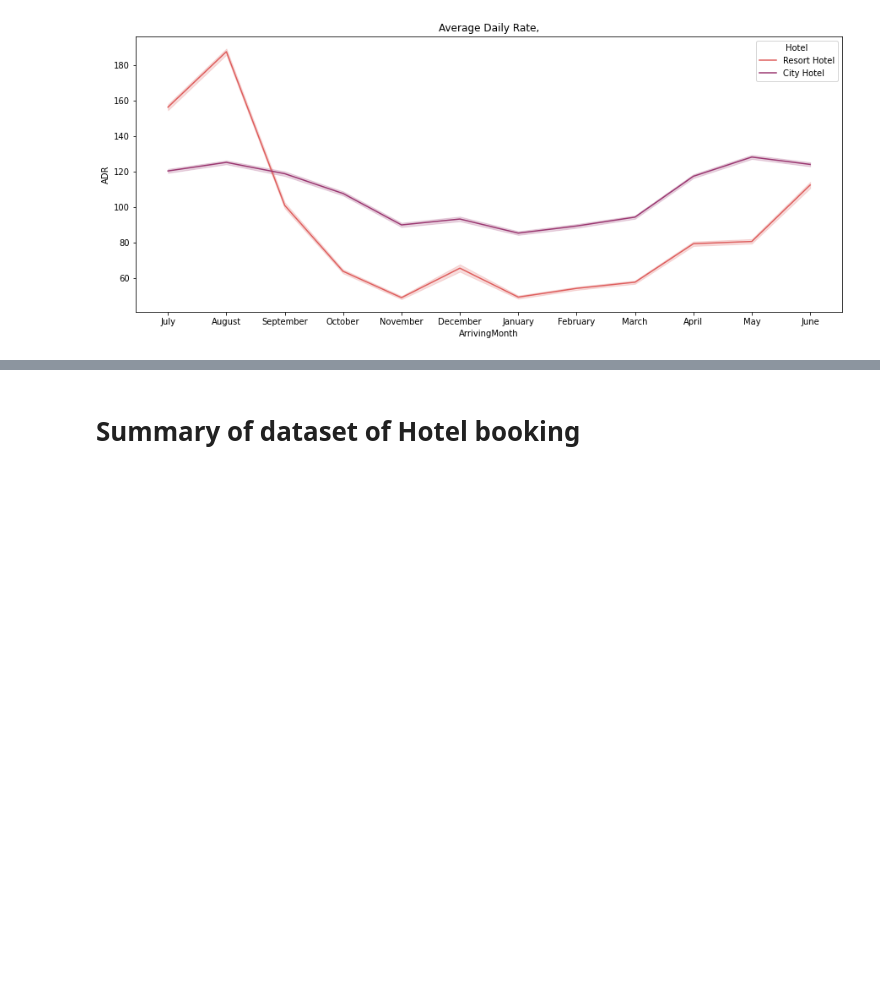
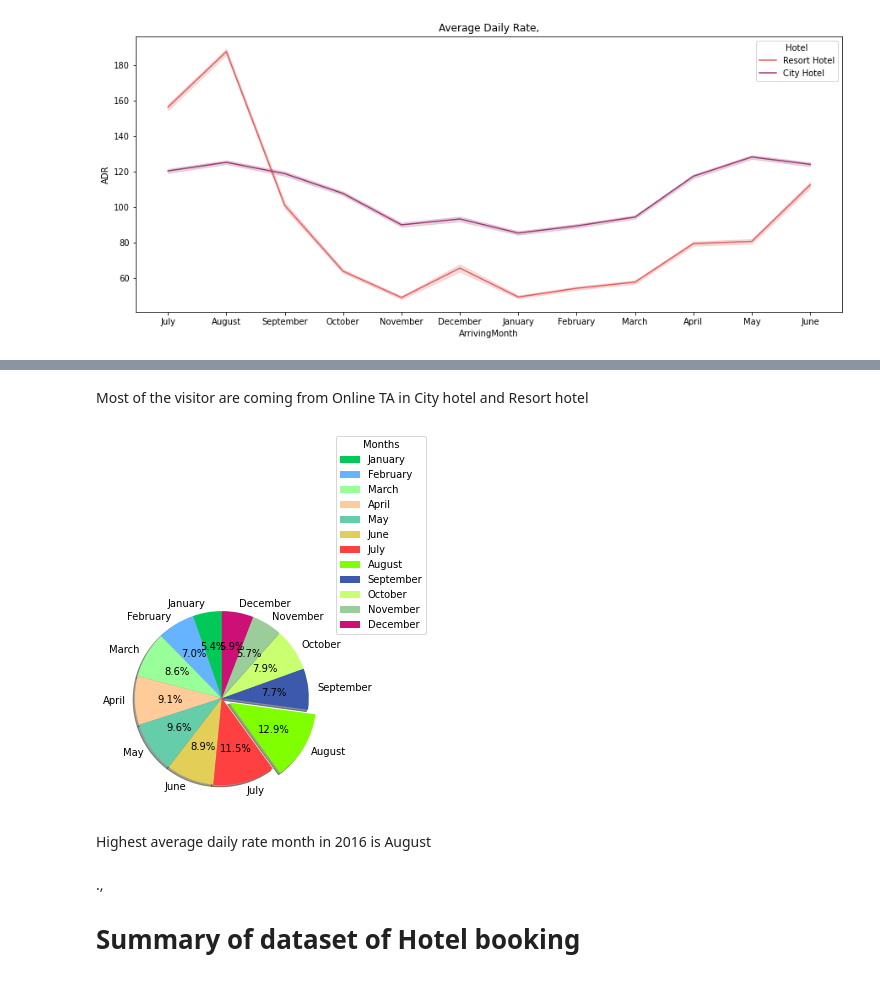
Before and after one commit to ajay4198/Hotel-booking-Analysis-, a Jupyter notebook: Hotel_Booking_Analysis_Capstone_Project.ipynb, the cells around one changed output, grey strips where cells are left out. Drawn from its saved outputs; the diff is of its cells as text; code cells hidden in the pictures; blank space fills up the shorter version.

```diff
--- a/Hotel_Booking_Analysis_Capstone_Project.ipynb
+++ b/Hotel_Booking_Analysis_Capstone_Project.ipynb
@@ -532,5 +546,29 @@ plt.show()
+# %% [markdown]
+Most of the visitor are coming from Online TA in City hotel and Resort hotel
+# %%
+# check the highest Avrage daily rate months in 2016?
+months=[]
+adr=[]
+# data_f.loc[data_f['ArrivingYear']=='2016'].ArrivingMonth.unique()
+for month in data_f.loc[data_f['ArrivingYear']=='2016'].ArrivingMonth.unique():
+  months.append(month)
+  if month==month:
+    month=data_f[data_f['ArrivingMonth']==month].ADR.count()
+    adr.append(month)
+
+y = np.array([4685, 6083, 7489, 7900, 8344, 7756, 10043, 11242, 6682, 6921, 4973, 5112])
+labels = ['January', 'February','March','April','May','June','July','August','September', 'October','November','December']
+colors = ['#00C957','#66b3ff','#99ff99','#ffcc99','#66CDAA','#E3CF57','#FF4040','#7FFF00','#3D59AB','#CAFF70','#9BCD9B','#CD1076']
+explode = (0, 0, 0, 0,0,0,0,0.1,0,0,0,0)
+plt.pie(y, labels =labels, explode=explode,autopct='%1.1f%%',colors=colors, shadow=True, startangle=90)
+plt.legend(  title="Months",loc="center left",bbox_to_anchor=(1, 0, 2, 2.5))
+plt.show()
+# %% [output]
+[figure, added]
+# %% [markdown]
+Highest average daily rate month in 2016 is August
 # %% [markdown]
-<h1>Summary of dataset of Hotel booking <h1>
+.,<h1>Summary of dataset of Hotel booking <h1>
 # %% [markdown]
 * 'PRT'(Portugal )has the highest no of visitor (27355) while
   'GBR'(Great Britain) has the second highest no of the visitor(10424) and 'FRA'(France)has the third highest no of the visitors(8823)
```
Also changed, not shown: parts of 13 cells of this notebook.
